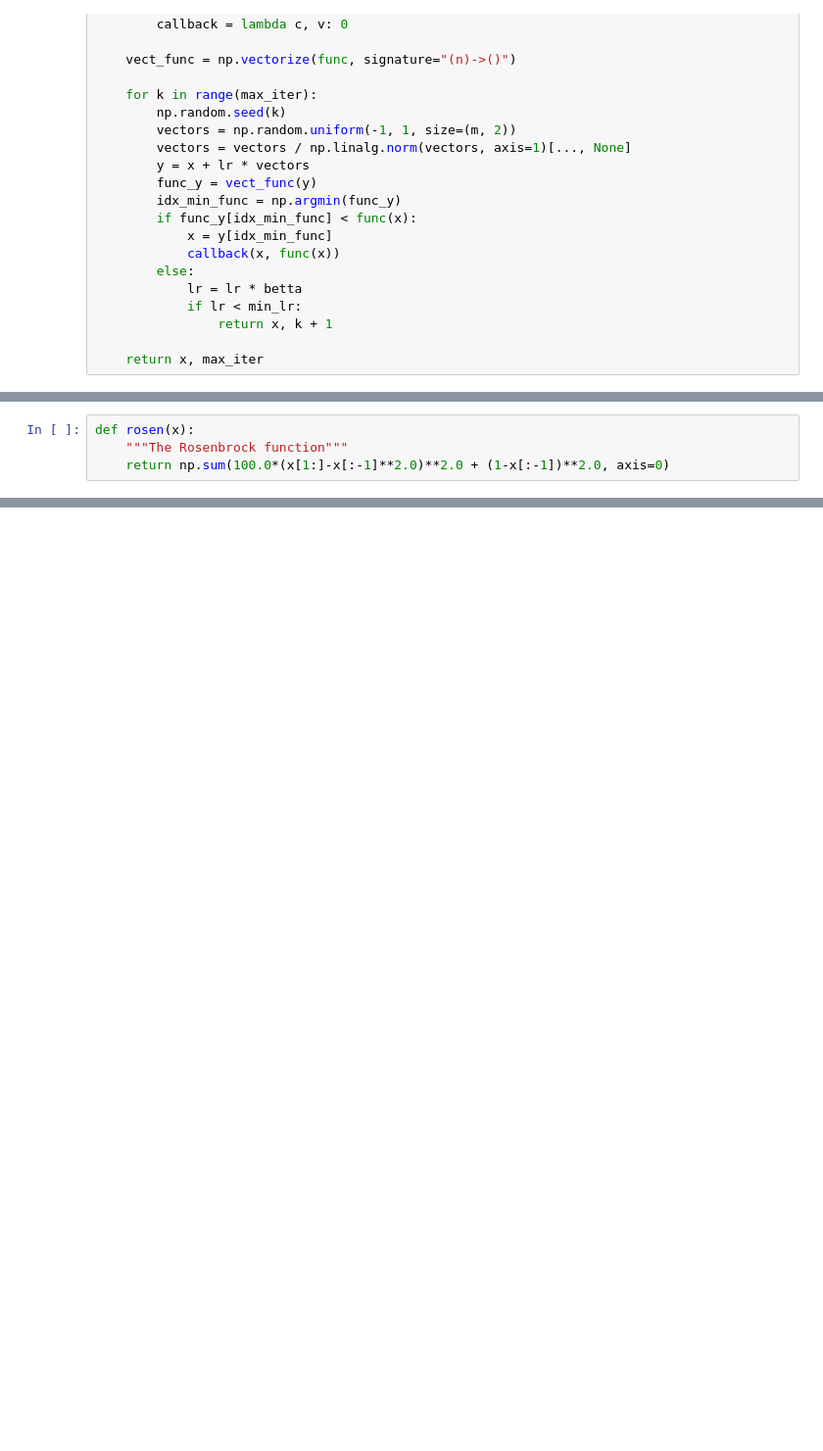
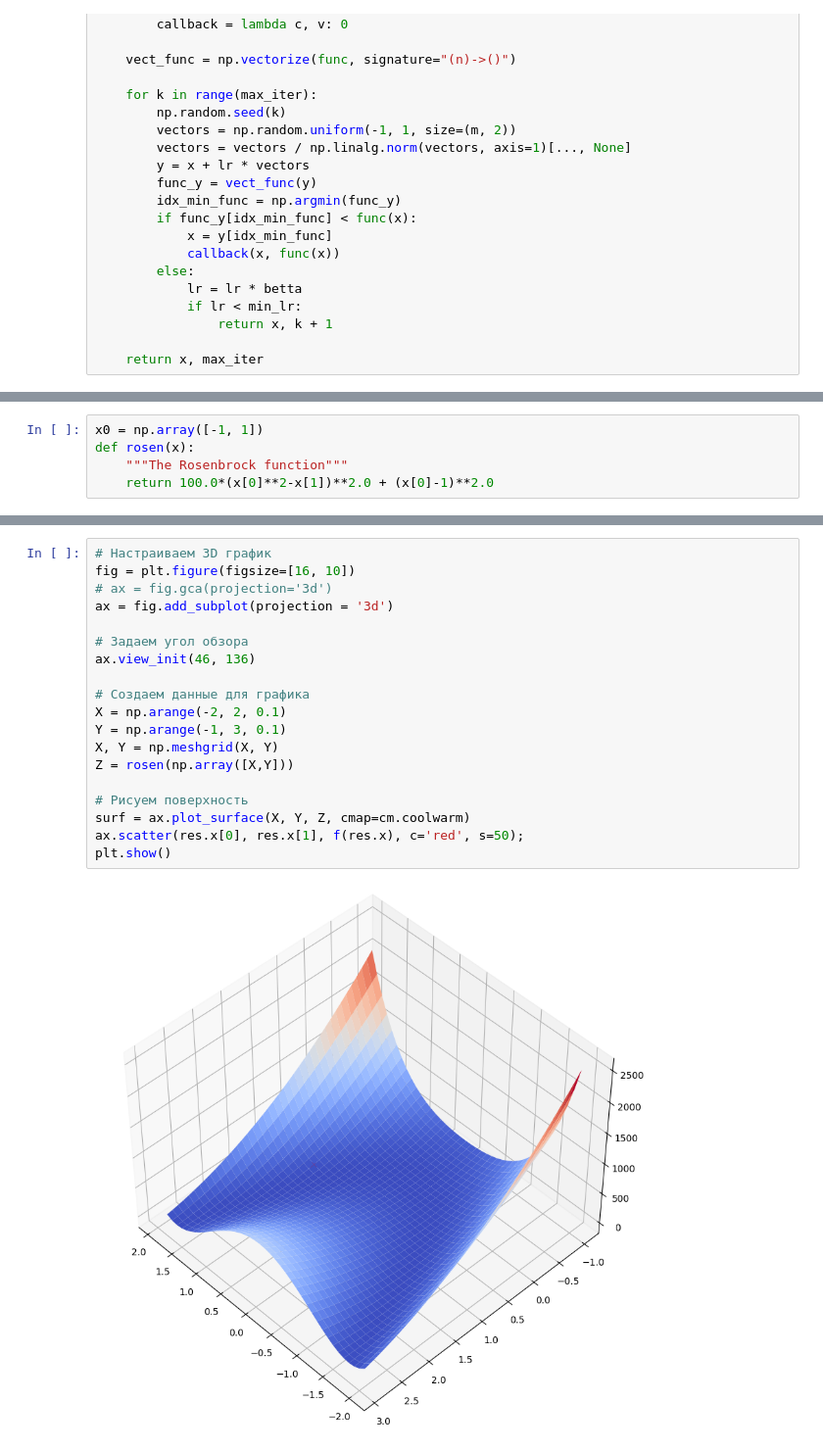
Before and after one commit to WhyNotKo/optimization, a Jupyter notebook: lab2.ipynb, the cells around one changed output, grey strips where cells are left out. Shown at 98% size. Saved outputs shown, nothing was run; the diff lists cells and outputs as text; blank space fills up the shorter version.

```diff
--- a/lab2.ipynb
+++ b/lab2.ipynb
@@ -413,4 +443,5 @@ pd.DataFrame(results)
 # %%
+x0 = np.array([-1, 1])
 def rosen(x):
     """The Rosenbrock function"""
-    return np.sum(100.0*(x[1:]-x[:-1]**2.0)**2.0 + (1-x[:-1])**2.0, axis=0)
+    return 100.0*(x[0]**2-x[1])**2.0 + (x[0]-1)**2.0
@@ -446,0 +463,21 @@ Optimization terminated successfully.
+# %%
+# Настраиваем 3D график
+fig = plt.figure(figsize=[16, 10])
+# ax = fig.gca(projection='3d')
+ax = fig.add_subplot(projection = '3d')
+
+# Задаем угол обзора
+ax.view_init(46, 136)
+
+# Создаем данные для графика
+X = np.arange(-2, 2, 0.1)
+Y = np.arange(-1, 3, 0.1)
+X, Y = np.meshgrid(X, Y)
+Z = rosen(np.array([X,Y]))
+
+# Рисуем поверхность
+surf = ax.plot_surface(X, Y, Z, cmap=cm.coolwarm)
+ax.scatter(res.x[0], res.x[1], f(res.x), c='red', s=50);
+plt.show()
+# %% [output]
+[figure, new version]
```
Also changed, not shown: parts of 31 cells of this notebook, 1 other file.
